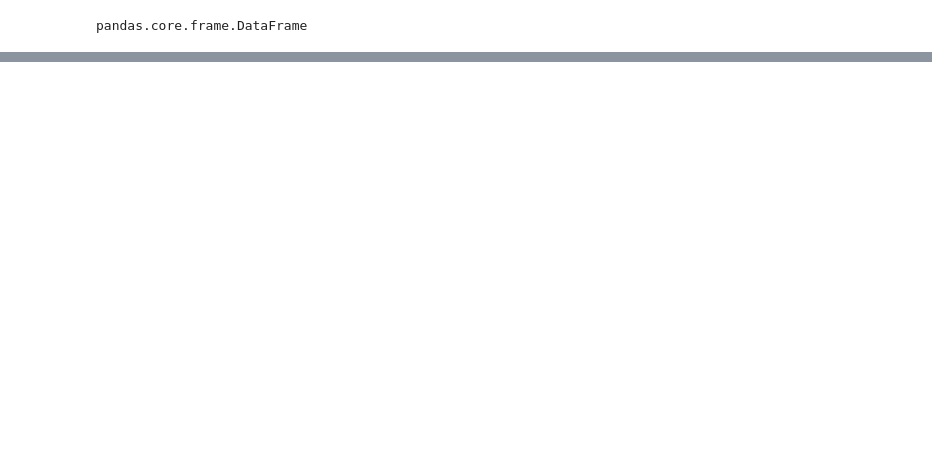
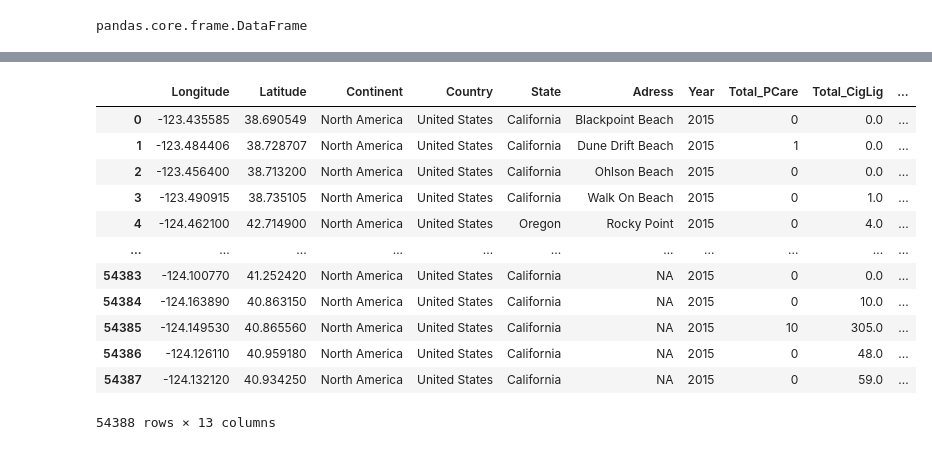
Before and after one commit to Anthonyfergon/PYTHON, a Jupyter notebook: Stage_01 Preliminar Data Assesment.ipynb, the cells around one changed output, grey strips where cells are left out. Drawn from its saved outputs; the diff is of its cells as text; code cells hidden in the pictures; blank space fills up the shorter version.

```diff
--- a/Stage_01 Preliminar Data Assesment.ipynb
+++ b/Stage_01 Preliminar Data Assesment.ipynb
@@ -259,0 +865,28 @@ dtype: bool
+# %%
+df02['Total_PCare'] = df02['HardSoftPersonalCareProduc']
+
+df02['Total_CigLig'] = df02['SoftCigaretteButts'] + df02['HardLighter']
+
+df02['Total_Bags'] = df02['SoftBag'] + df02['SoftSheets'] + df02['SoftWrapperOrLabel']
+
+df02['Total_HF_Plast'] = df02['HardOtherPlasticBottle'] + df02['PlasticOrFoamFoodContainer'] + df02['HardPlasticBeverageBottle'] + df02['HardOrSoftPlasticBottleCap'] + df02['HardBucketOrCrate'] + df02['PlasticOrFoamPlatesBowlsCup']
+
+df02['Total_PDebris'] = df02['HardSoftLollipopStickEarBu'] + df02['SoftStraw'] + df02['OtherPlasticDebris'] + df02['SoftOtherPlastic'] + df02['FoamOtherPlasticDebris'] + df02['OtherHardPlastic']
+
+df02['Total_FishProd'] = df02['SoftStringRingRibbon'] + df02['Fishing_BuoysAndFloats'] + df02['Fishing_Net'] + df02['FishingGlowSticks'] + df02['FishingLineLureRope'] + df02['FishingOtherPlasticDebris'] + df02['PlasticStraps']
+
+df02['Totales_Absolutos'] = df02['HardSoftPersonalCareProduc'] + df02['SoftCigaretteButts'] + df02['HardLighter'] + df02['SoftBag'] + df02['SoftSheets'] + df02['SoftWrapperOrLabel'] + df02['HardOtherPlasticBottle'] + df02['PlasticOrFoamFoodContainer'] + df02['HardPlasticBeverageBottle'] + df02['HardOrSoftPlasticBottleCap'] + df02['HardBucketOrCrate'] + df02['PlasticOrFoamPlatesBowlsCup'] + df02['HardSoftLollipopStickEarBu'] + df02['SoftStraw'] + df02['OtherPlasticDebris'] + df02['SoftOtherPlastic'] + df02['FoamOtherPlasticDebris'] + df02['OtherHardPlastic'] + df02['SoftStringRingRibbon'] + df02['Fishing_BuoysAndFloats'] + df02['Fishing_Net'] + df02['FishingGlowSticks'] + df02['FishingLineLureRope'] + df02['FishingOtherPlasticDebris'] + df02['PlasticStraps']
+
+#### Aggregation Functions
+
+### Obteniendo la media agrupada por ShipName
+df_gr_1 = df.groupby('ShipeName')['Quantity'].mean()
+
+### Diferentes funciones de Agregacion median(), value_counts(normalize=True)
+df_gr_2 = df.groupby('ShipName')['Quantity'].agg([min, max, sum, np.mean])
+
+### Agrupando por 2 Variables ShipName & ShipperName y dif agregaciones
+df_gr_3 = df.groupby('ShipName, ShipperName')['Quantity'].agg([min, max, sum, np.mean])
+
+### Agrupando por 2 Variables e indicando el tipo de agregacion a cada variable
+df_gr_4 = df.groupby('ShipName, ShipperName')[['Quantity', 'UnitPrice']].agg({'Quantity':['sum'], 'UnitPrice':['mean']})
@@ -259,0 +1758,18 @@ dtype: bool
+# %%
+# Macro Analysis 05
+Subset_TOTALS = df02[['Longitude','Latitude','Continent','Country','State','Adress','Year','Total_PCare', 'Total_CigLig', 'Total_Bags', 'Total_HF_Plast', 'Total_PDebris', 'Total_FishProd']]
+Subset_TOTALS
+# %% [output]
+|  | Longitude | Latitude | Continent | Country | State | Adress | Year | Total_PCare | Total_CigLig | ... |
+| 0 | -123.435585 | 38.690549 | North America | United States | California | Blackpoint Beach | 2015 | 0 | 0.0 | ... |
+| 1 | -123.484406 | 38.728707 | North America | United States | California | Dune Drift Beach | 2015 | 1 | 0.0 | ... |
+| 2 | -123.456400 | 38.713200 | North America | United States | California | Ohlson Beach | 2015 | 0 | 0.0 | ... |
+| 3 | -123.490915 | 38.735105 | North America | United States | California | Walk On Beach | 2015 | 0 | 1.0 | ... |
+| 4 | -124.462100 | 42.714900 | North America | United States | Oregon | Rocky Point | 2015 | 0 | 4.0 | ... |
+| ... | ... | ... | ... | ... | ... | ... | ... | ... | ... | ... |
+| 54383 | -124.100770 | 41.252420 | North America | United States | California | NA | 2015 | 0 | 0.0 | ... |
+| 54384 | -124.163890 | 40.863150 | North America | United States | California | NA | 2015 | 0 | 10.0 | ... |
+| 54385 | -124.149530 | 40.865560 | North America | United States | California | NA | 2015 | 10 | 305.0 | ... |
+| 54386 | -124.126110 | 40.959180 | North America | United States | California | NA | 2015 | 0 | 48.0 | ... |
+| 54387 | -124.132120 | 40.934250 | North America | United States | California | NA | 2015 | 0 | 59.0 | ... |
+54388 rows × 13 columns
```
Also changed, not shown: parts of 190 cells of this notebook.
